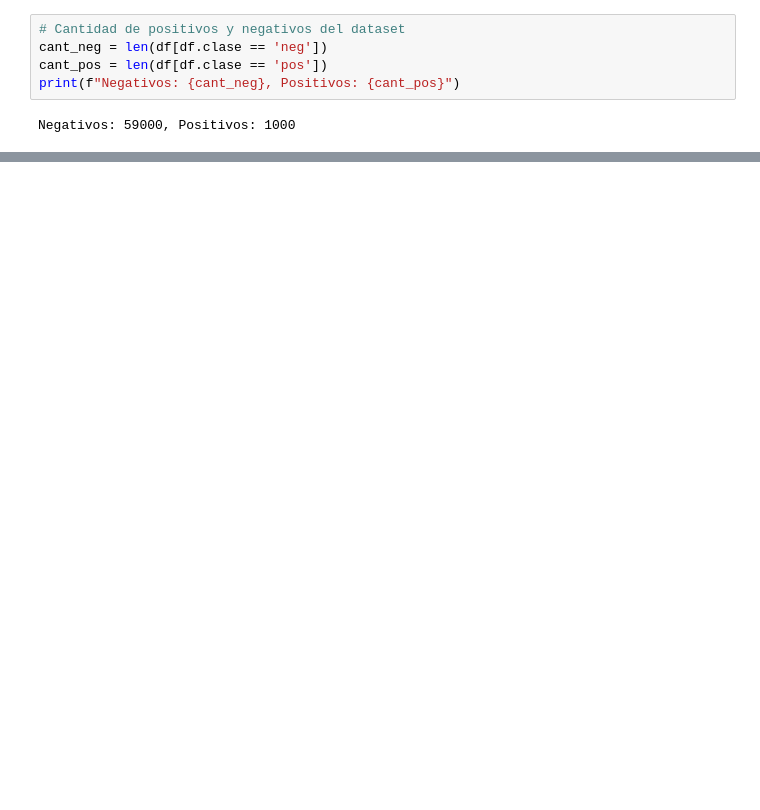
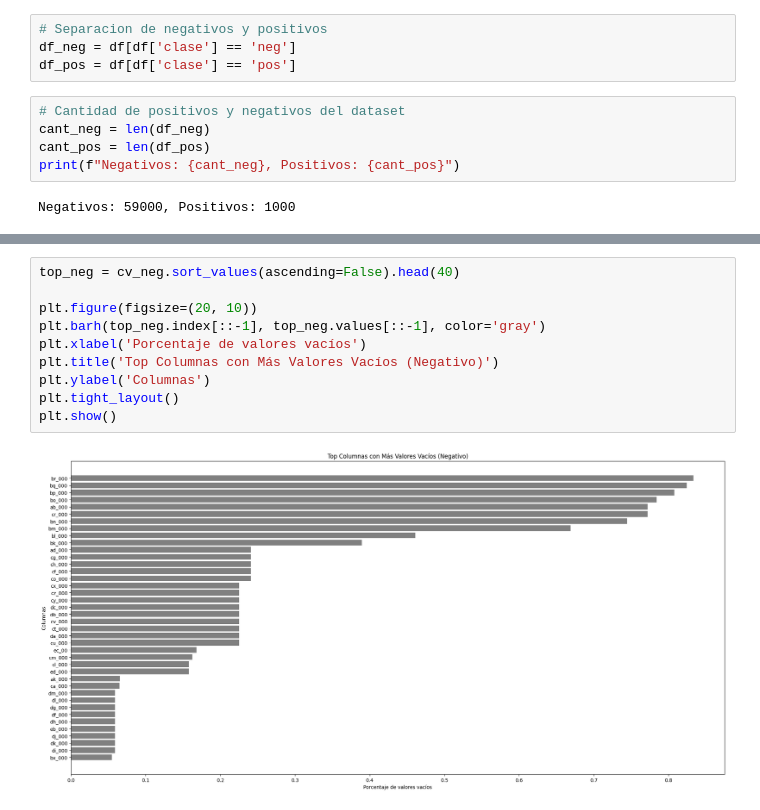
Before and after one commit to marcohinojosag/IA_MKTR, a Jupyter notebook: cod.ipynb, the cells around one changed output, grey strips where cells are left out. Cells and saved outputs as stored; diff of their text form; blank space fills up the shorter version.

```diff
--- a/cod.ipynb
+++ b/cod.ipynb
@@ -99,7 +98,11 @@ Length: 169, dtype: int64
+# %%
+# Separacion de negativos y positivos
+df_neg = df[df['clase'] == 'neg']
+df_pos = df[df['clase'] == 'pos']
 # %%
 # Cantidad de positivos y negativos del dataset
-cant_neg = len(df[df.clase == 'neg'])
-cant_pos = len(df[df.clase == 'pos'])
+cant_neg = len(df_neg)
+cant_pos = len(df_pos)
 print(f"Negativos: {cant_neg}, Positivos: {cant_pos}")
 # %% [output]
 Negativos: 59000, Positivos: 1000
@@ -105,0 +128,12 @@ Negativos: 59000, Positivos: 1000
+# %%
+top_neg = cv_neg.sort_values(ascending=False).head(40)
+
+plt.figure(figsize=(20, 10))
+plt.barh(top_neg.index[::-1], top_neg.values[::-1], color='gray')
+plt.xlabel('Porcentaje de valores vacíos')
+plt.title('Top Columnas con Más Valores Vacíos (Negativo)')
+plt.ylabel('Columnas')
+plt.tight_layout()
+plt.show()
+# %% [output]
+[figure, added]
```
Also changed, not shown: parts of 32 cells of this notebook.
